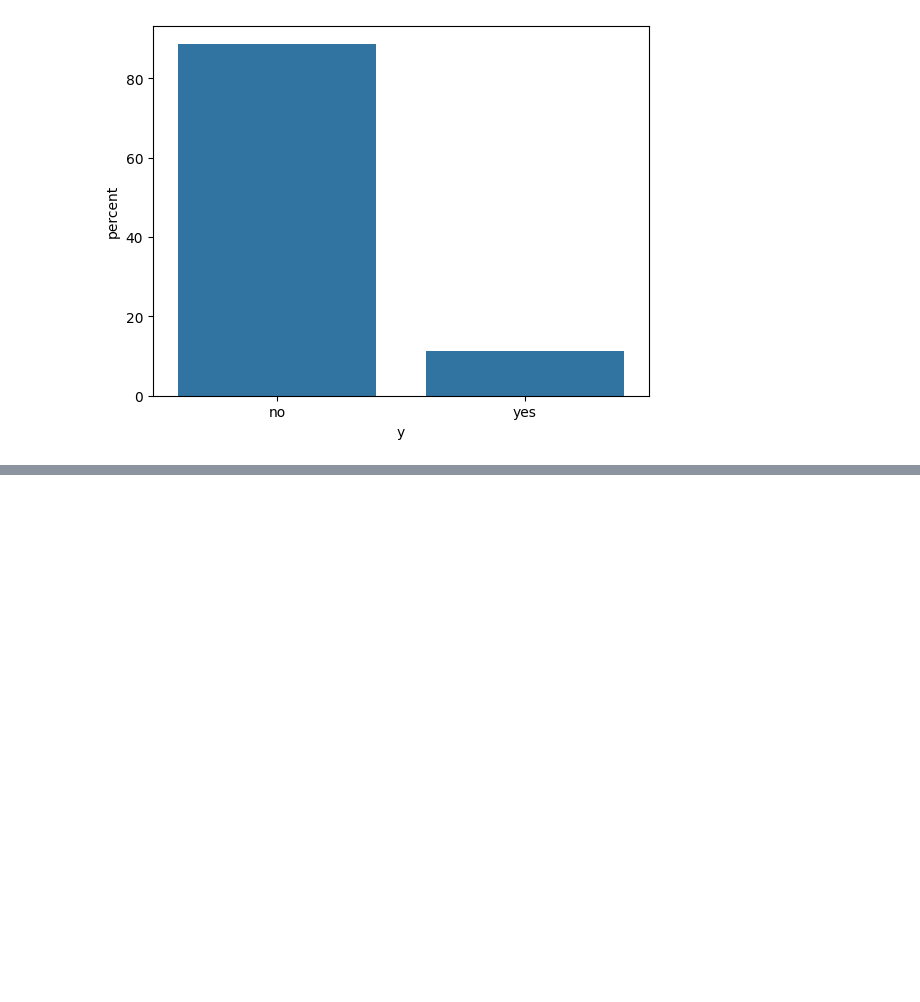
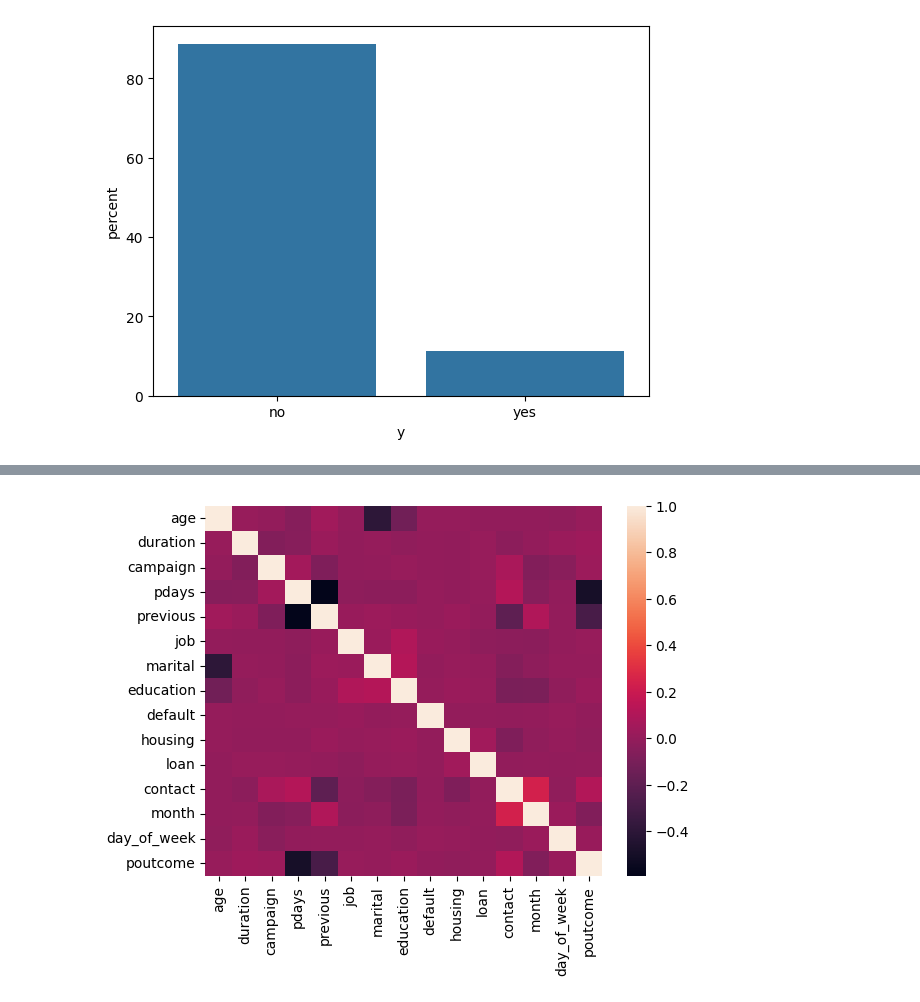
Before and after one commit to petervlaskovits/school-projects, a Jupyter notebook: data-215/project-2/eda.ipynb, the cells around one changed output, grey strips where cells are left out. Cells and saved outputs as stored; diff of their text form; code cells hidden in the pictures; blank space fills up the shorter version.

```diff
--- a/data-215/project-2/eda.ipynb
+++ b/data-215/project-2/eda.ipynb
@@ -311,0 +319,5 @@ sns.countplot(
+# %%
+no_socio = cleaned.drop(columns=['emp.var.rate', 'cons.price.idx', 'cons.conf.idx', 'euribor3m', 'nr.employed'])
+sns.heatmap(no_socio.corr());
+# %% [output]
+[figure, added]
```
Also changed, not shown: parts of 3 cells of this notebook, 7 other files.
